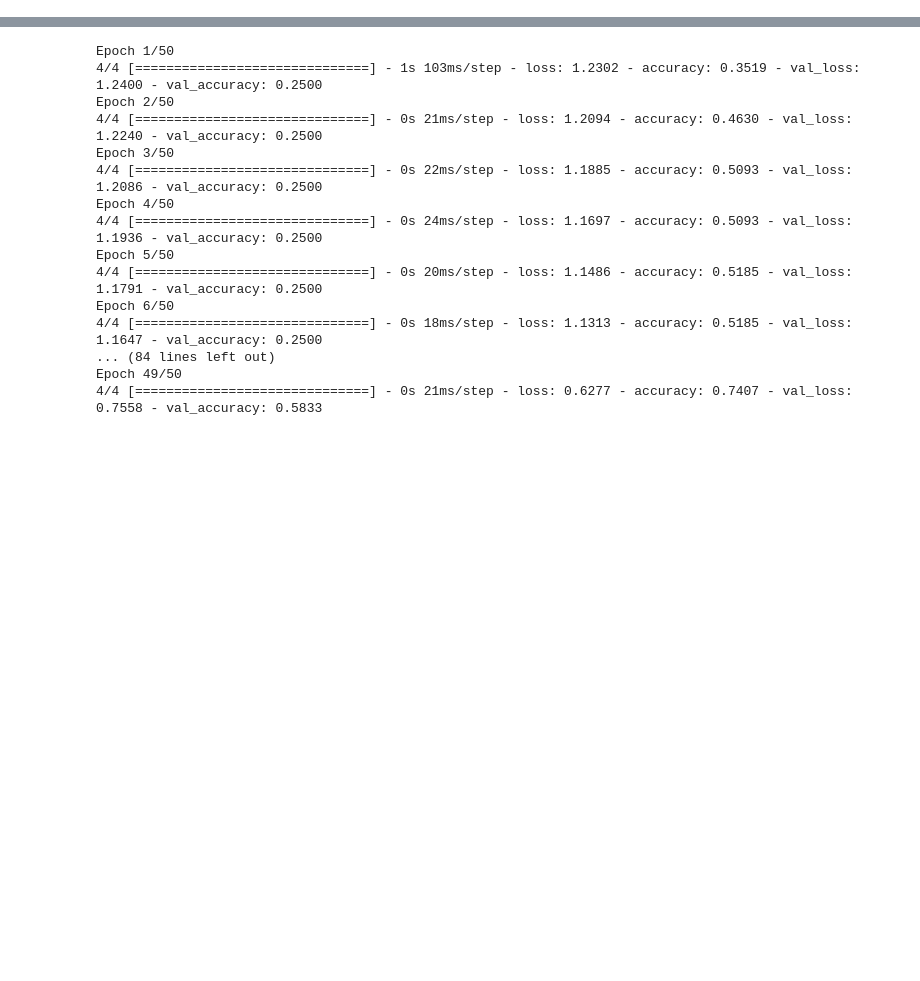
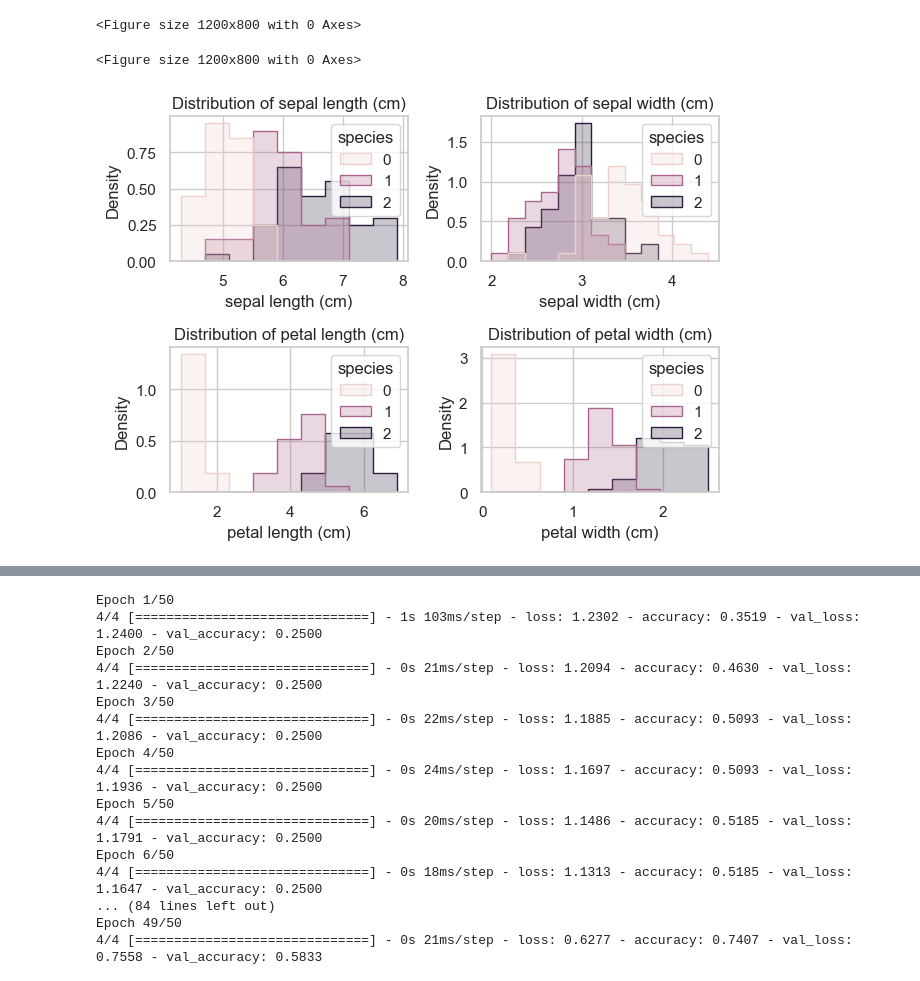
Before and after one commit to youssefelmarasy1/Iris-Flower-Classification, a Jupyter notebook: Iris.ipynb, the cells around one changed output, grey strips where cells are left out. Cells and saved outputs as stored; diff of their text form; code cells hidden in the pictures; blank space fills up the shorter version.

Commit message:
Data Exploration plots done

```diff
--- a/Iris.ipynb
+++ b/Iris.ipynb
@@ -20,3 +21,28 @@ y = iris.target
 # %%
 # Convert target to one-hot encoded vectors
 y_one_hot = tf.keras.utils.to_categorical(y, num_classes=3)
+# %%
+# Set the style for seaborn plots
+sns.set(style="whitegrid")
+
+# Create distribution plots for each feature
+plt.figure(figsize=(12, 8))
+# %% [output]
+<Figure size 1200x800 with 0 Axes>
+<Figure size 1200x800 with 0 Axes>
+# %%
+# Convert the data to a pandas DataFrame for better visualization
+iris_df = pd.DataFrame(data=X, columns=iris.feature_names)
+iris_df['species'] = y
+# %%
+for idx, feature in enumerate(iris_df.columns[:-1]):
+    plt.subplot(2, 2, idx+1)
+    sns.histplot(data=iris_df, x=feature, hue='species', element="step", stat="density", common_norm=False)
+    plt.title(f"Distribution of {feature}")
+    plt.xlabel(feature)
+    plt.ylabel("Density")
+
+plt.tight_layout()
+plt.show()
+# %% [output]
+[figure, added]
```
Also changed, not shown: parts of 2 cells of this notebook, 1 other file.
